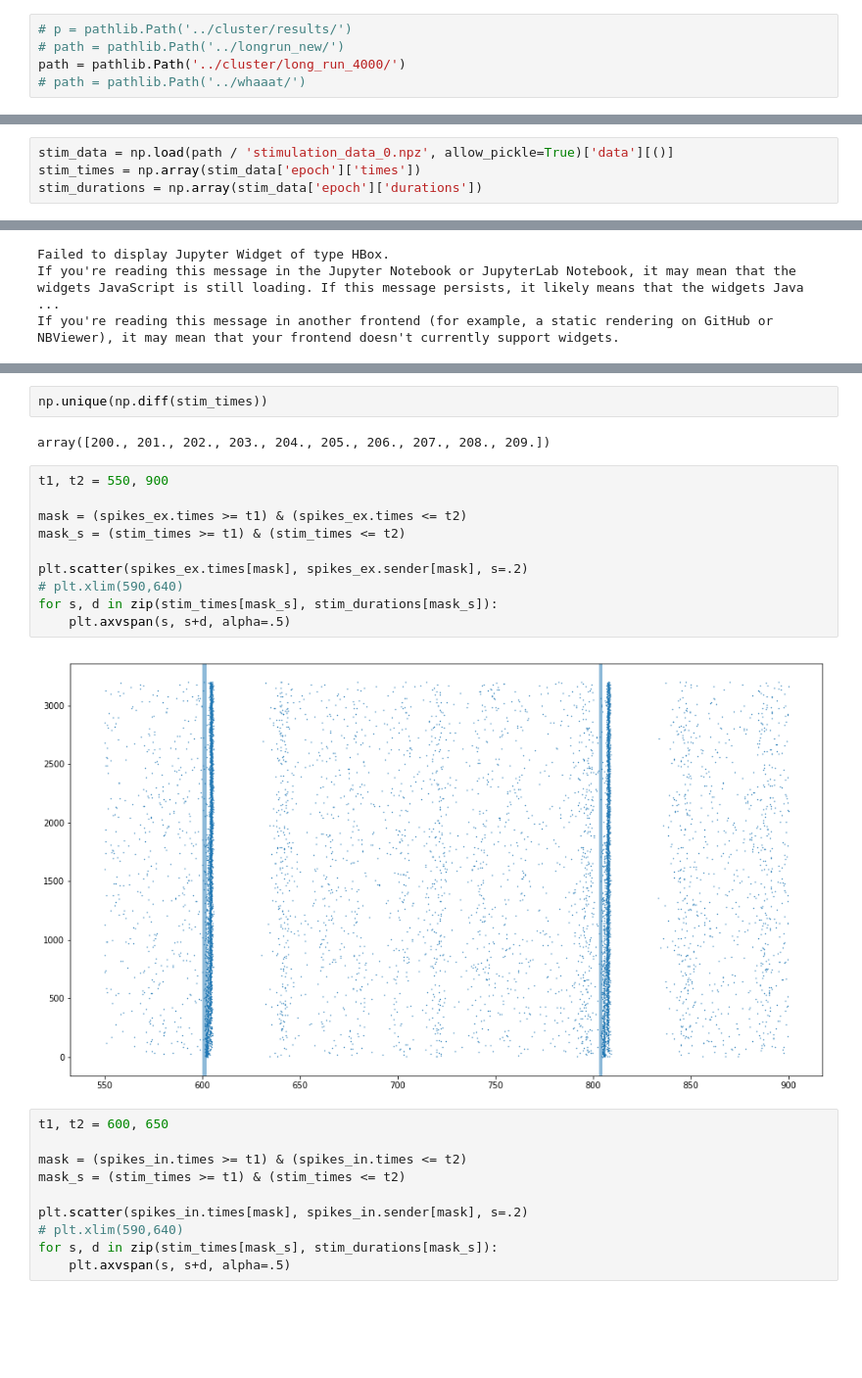
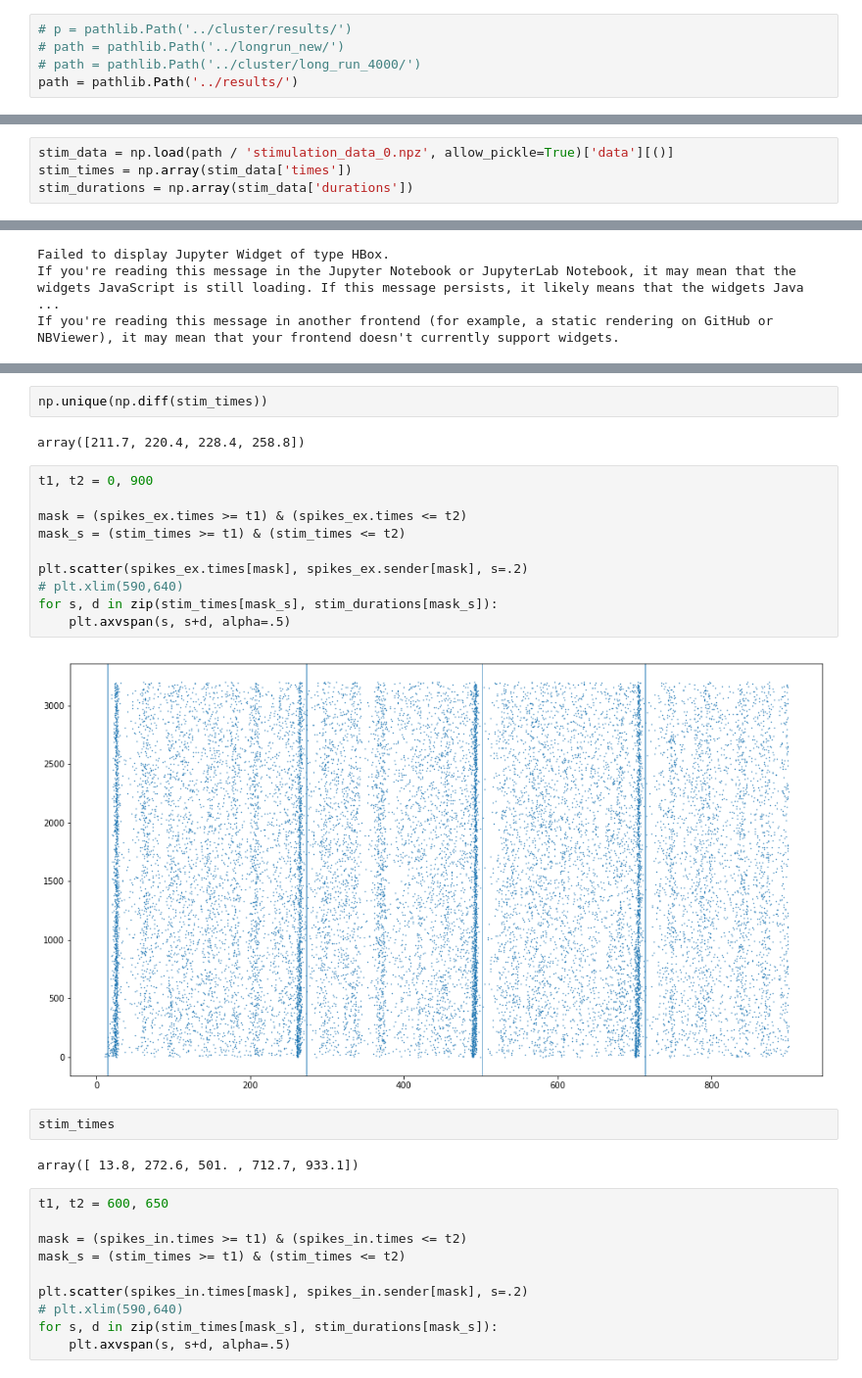
Before and after one commit to lepmik/causal-optogenetics-paper-data, a Jupyter notebook: notebooks/exploratory/local.ipynb, the cells around one changed output, grey strips where cells are left out. Shown at 98% size. Cells and saved outputs as stored; diff of their text form; blank space fills up the shorter version.

```diff
--- a/notebooks/exploratory/local.ipynb
+++ b/notebooks/exploratory/local.ipynb
@@ -27,8 +28,8 @@ plt.rcParams['figure.figsize'] = (16,9)
 # %%
 # p = pathlib.Path('../cluster/results/')
 # path = pathlib.Path('../longrun_new/')
-path = pathlib.Path('../cluster/long_run_4000/')
-# path = pathlib.Path('../whaaat/')
+# path = pathlib.Path('../cluster/long_run_4000/')
+path = pathlib.Path('../results/')
 # %%
 spikes_ex, spikes_in = [], []
 for f in path.iterdir():
@@ -44,8 +45,8 @@ spikes_ex = pd.concat(spikes_ex)
 spikes_in = pd.concat(spikes_in)
 # %%
 stim_data = np.load(path / 'stimulation_data_0.npz', allow_pickle=True)['data'][()]
-stim_times = np.array(stim_data['epoch']['times'])
-stim_durations = np.array(stim_data['epoch']['durations'])
+stim_times = np.array(stim_data['times'])
+stim_durations = np.array(stim_data['durations'])
 # %%
 spiketrains_ex = spikes_ex.groupby('sender')
 spiketrains_in = spikes_in.groupby('sender')
@@ -70,19 +92,23 @@ If you're reading this message in another frontend (for example, a static render
 # %%
 np.unique(np.diff(stim_times))
 # %% [output]
-array([200., 201., 202., 203., 204., 205., 206., 207., 208., 209.])
+array([211.7, 220.4, 228.4, 258.8])
 # %%
-t1, t2 = 550, 900
+t1, t2 = 0, 900
 
 mask = (spikes_ex.times >= t1) & (spikes_ex.times <= t2)
 mask_s = (stim_times >= t1) & (stim_times <= t2)
 
 plt.scatter(spikes_ex.times[mask], spikes_ex.sender[mask], s=.2)
 # plt.xlim(590,640)
 for s, d in zip(stim_times[mask_s], stim_durations[mask_s]):
     plt.axvspan(s, s+d, alpha=.5)
 # %% [output]
-[figure, old version]
+[figure, new version]
+# %%
+stim_times
+# %% [output]
+array([ 13.8, 272.6, 501. , 712.7, 933.1])
 # %%
 t1, t2 = 600, 650
 
```
Also changed, not shown: parts of 10 cells of this notebook, 27 other files.
